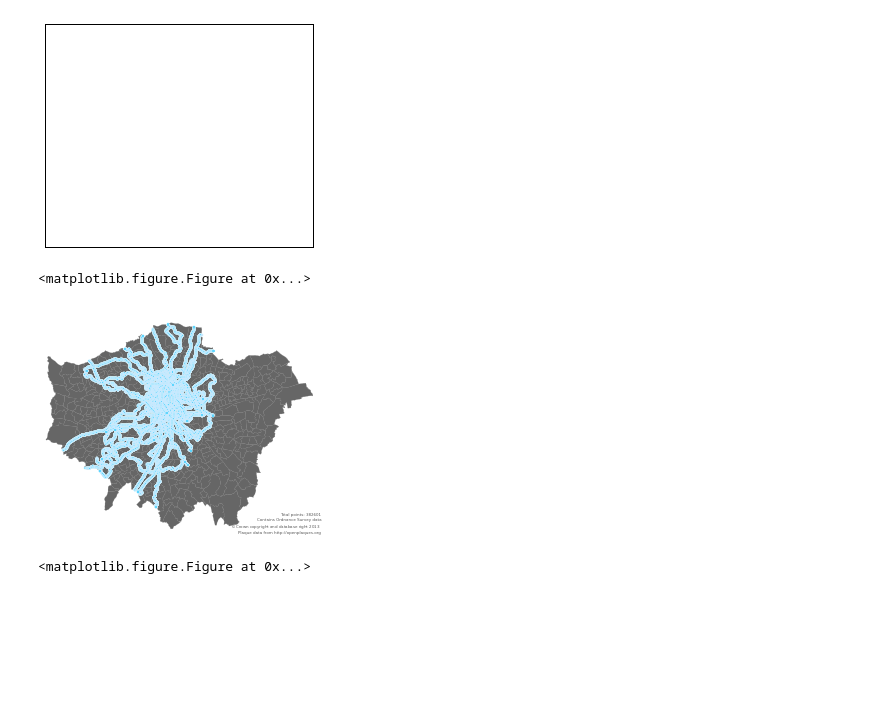
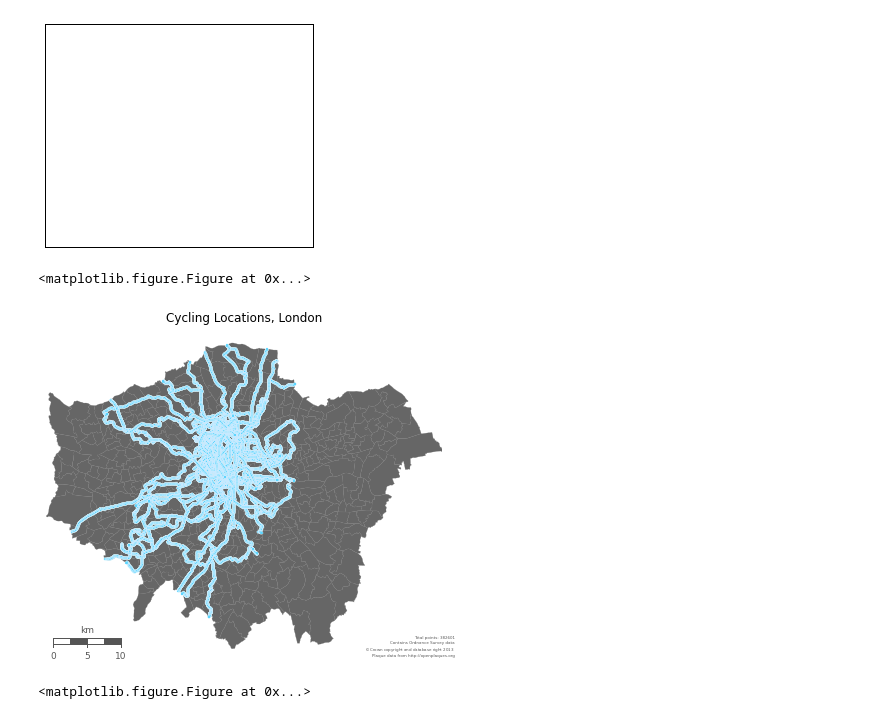
Before and after one commit to ofenton/ofenton, a Jupyter notebook: ipython/notebooks/cycling_london.ipynb, the cells around one changed output. Drawn from its saved outputs; the diff is of its cells as text; code cells hidden in the pictures; blank space fills up the shorter version.

```diff
--- a/ipython/notebooks/cycling_london.ipynb
+++ b/ipython/notebooks/cycling_london.ipynb
@@ -134,34 +134,50 @@ def cmap_discretize(cmap, N):
 df_map['patches'] = df_map['poly'].map(lambda x: PolygonPatch(
     x,
     fc='#555555',
     ec='#787878', lw=.25, alpha=.9,
     zorder=4))
 
 plt.clf()
 fig = plt.figure()
 ax = fig.add_subplot(111, axisbg='w', frame_on=False)
 
 # we don't need to pass points to m() because we calculated using map_points and shapefile polygons
 dev = m.scatter(
     [geom.x for geom in ldn_points],
     [geom.y for geom in ldn_points],
     5, marker='o', lw=.25,
     facecolor='#33ccff', edgecolor='w',
     alpha=0.9, antialiased=True,
     label='Blue Plaque Locations', zorder=3)
 # plot boroughs by adding the PatchCollection to the axes instance
 ax.add_collection(PatchCollection(df_map['patches'].values, match_original=True))
 # copyright and source data info
 smallprint = ax.text(
     1.03, 0,
     'Total points: %s\nContains Ordnance Survey data\n$\copyright$ Crown copyright and database right 2013\nPlaque data from http://openplaques.org' % len(ldn_points),
     ha='right', va='bottom',
     size=4,
     color='#555555',
     transform=ax.transAxes)
+
+# Draw a map scale
+m.drawmapscale(
+    coords[0] + 0.08, coords[1] + 0.015,
+    coords[0], coords[1],
+    10.,
+    barstyle='fancy', labelstyle='simple',
+    fillcolor1='w', fillcolor2='#555555',
+    fontcolor='#555555',
+    zorder=5)
+plt.title("Cycling Locations, London")
+plt.tight_layout()
+# this will set the image width to 722px at 100dpi
+fig.set_size_inches(7.22, 5.25)
+plt.savefig('data/london_cycling.png', dpi=100, alpha=True)
+plt.show()
 # %% [output]
 <matplotlib.figure.Figure at 0x...>
-[figure, old version]
+[figure, new version]
 # %%
 ### PART 2 ###
 df_map['count'] = df_map['poly'].map(lambda x: int(len(filter(prep(x).contains, ldn_points))))
```
Also changed, not shown: parts of 1 cell of this notebook, 5 other files.
